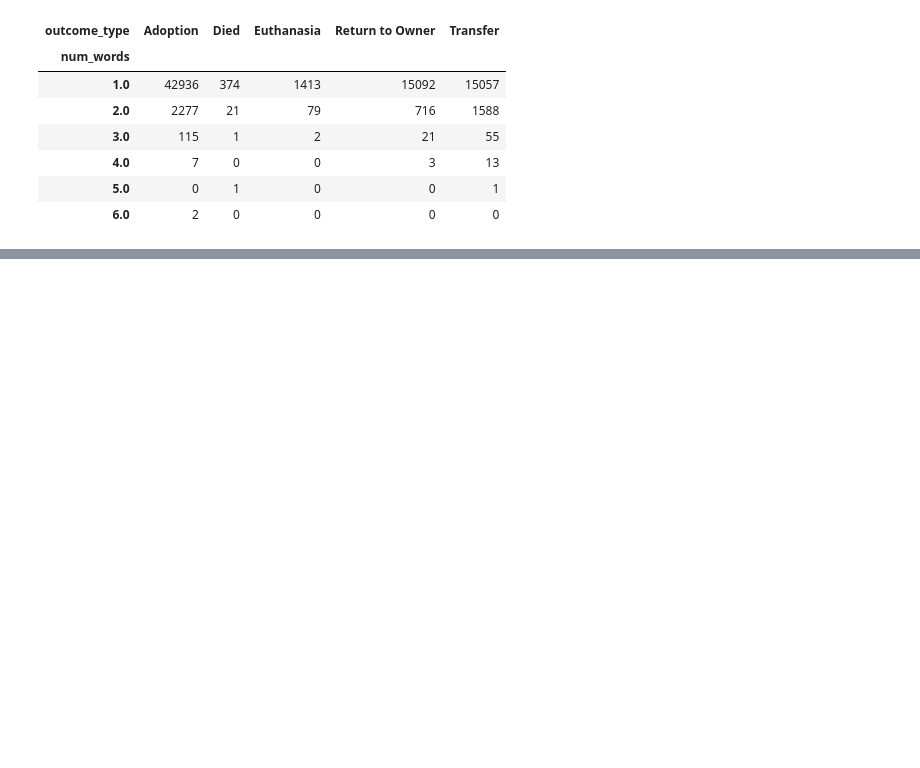
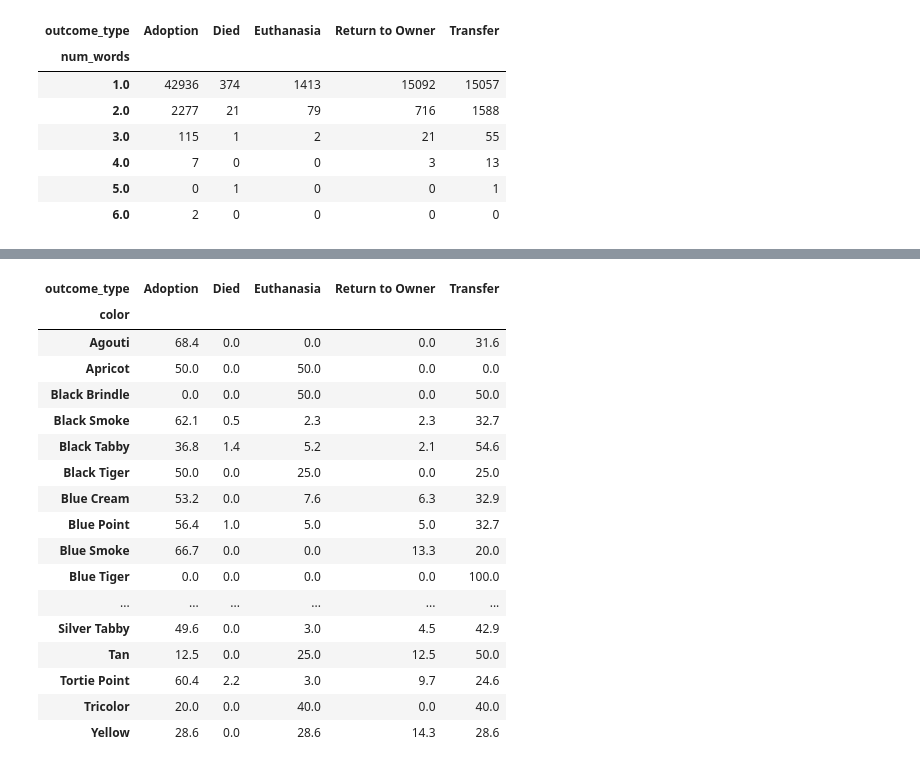
Before and after one commit to nneomaonochie/ml1-animal-data, a Jupyter notebook: exploration.ipynb, the cells around one changed output, grey strips where cells are left out. Drawn from its saved outputs; the diff is of its cells as text; code cells hidden in the pictures; blank space fills up the shorter version.

```diff
--- a/exploration.ipynb
+++ b/exploration.ipynb
@@ -769,4 +711,0 @@ Name: count, dtype: int64
-# %%
-pd.set_option('display.max_rows', 100)  # Change 50 to whatever number you want
-
-print(df_dog['breed'].value_counts())
@@ -858,0 +861,46 @@ df_cat[df_cat['color'].str.contains('abby')]
+# %%
+# Step 1: Normalize the color to just the primary color (before '/')
+df_train['color'] = df_train['color'].astype(str).apply(lambda x: x.split('/')[0].strip() if '/' in x else x.strip())
+
+# Step 2: Filter only cats
+cats = df_train[df_train['animal_type'] == 'Cat']
+
+# Step 3: Find top 10 most common colors
+topn_cat_colors = cats['color'].value_counts().nlargest(10)
+topn_cat_color_names = set(topn_cat_colors.index)
+
+# Step 4: Filter for cats NOT in top 10 colors
+cats_not_topn = cats[~cats['color'].isin(topn_cat_color_names)]
+
+# Step 5: Create row-normalized crosstab of outcome_type per color (percentages)
+pd.crosstab(
+  cats_not_topn['color'],
+  cats_not_topn['outcome_type'],
+  normalize='index'  # percentage per row (i.e., per color)
+).round(3) * 100
+
+# Step 6: Add total counts of cats per color
+# color_counts = cats_not_topn['color'].value_counts()
+# ct_percent['Total'] = color_counts
+
+# Step 7: Display the result
+# print(ct_percent)
+# %% [output]
+| outcome_type | Adoption | Died | Euthanasia | Return to Owner | Transfer |
+| color |  |  |  |  |  |
+| Agouti | 68.4 | 0.0 | 0.0 | 0.0 | 31.6 |
+| Apricot | 50.0 | 0.0 | 50.0 | 0.0 | 0.0 |
+| Black Brindle | 0.0 | 0.0 | 50.0 | 0.0 | 50.0 |
+| Black Smoke | 62.1 | 0.5 | 2.3 | 2.3 | 32.7 |
+| Black Tabby | 36.8 | 1.4 | 5.2 | 2.1 | 54.6 |
+| Black Tiger | 50.0 | 0.0 | 25.0 | 0.0 | 25.0 |
+| Blue Cream | 53.2 | 0.0 | 7.6 | 6.3 | 32.9 |
+| Blue Point | 56.4 | 1.0 | 5.0 | 5.0 | 32.7 |
+| Blue Smoke | 66.7 | 0.0 | 0.0 | 13.3 | 20.0 |
+| Blue Tiger | 0.0 | 0.0 | 0.0 | 0.0 | 100.0 |
+| ... | ... | ... | ... | ... | ... |
+| Silver Tabby | 49.6 | 0.0 | 3.0 | 4.5 | 42.9 |
+| Tan | 12.5 | 0.0 | 25.0 | 12.5 | 50.0 |
+| Tortie Point | 60.4 | 2.2 | 3.0 | 9.7 | 24.6 |
+| Tricolor | 20.0 | 0.0 | 40.0 | 0.0 | 40.0 |
+| Yellow | 28.6 | 0.0 | 28.6 | 14.3 | 28.6 |
```
Also changed, not shown: parts of 17 cells of this notebook, 1 other file.
